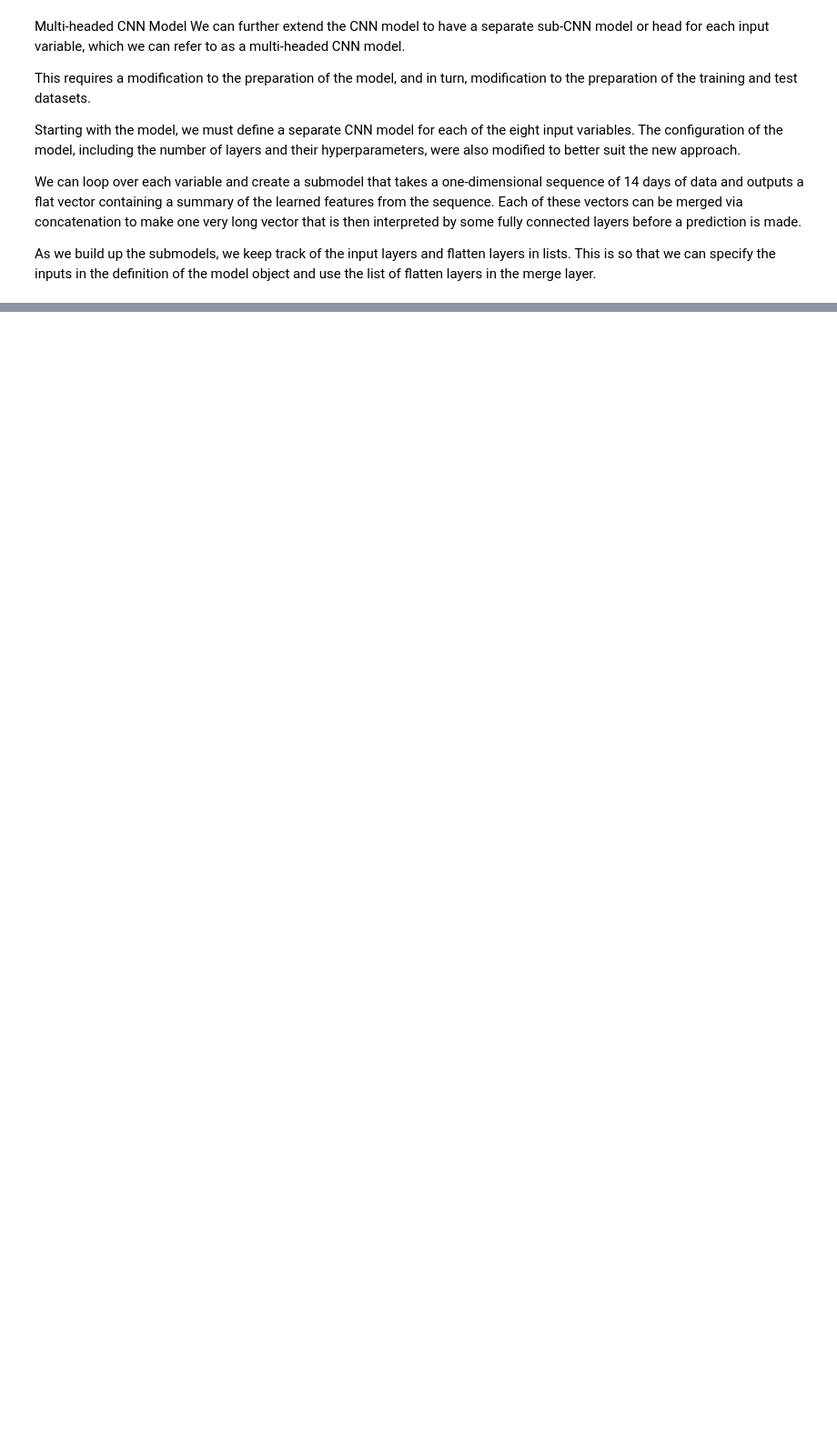
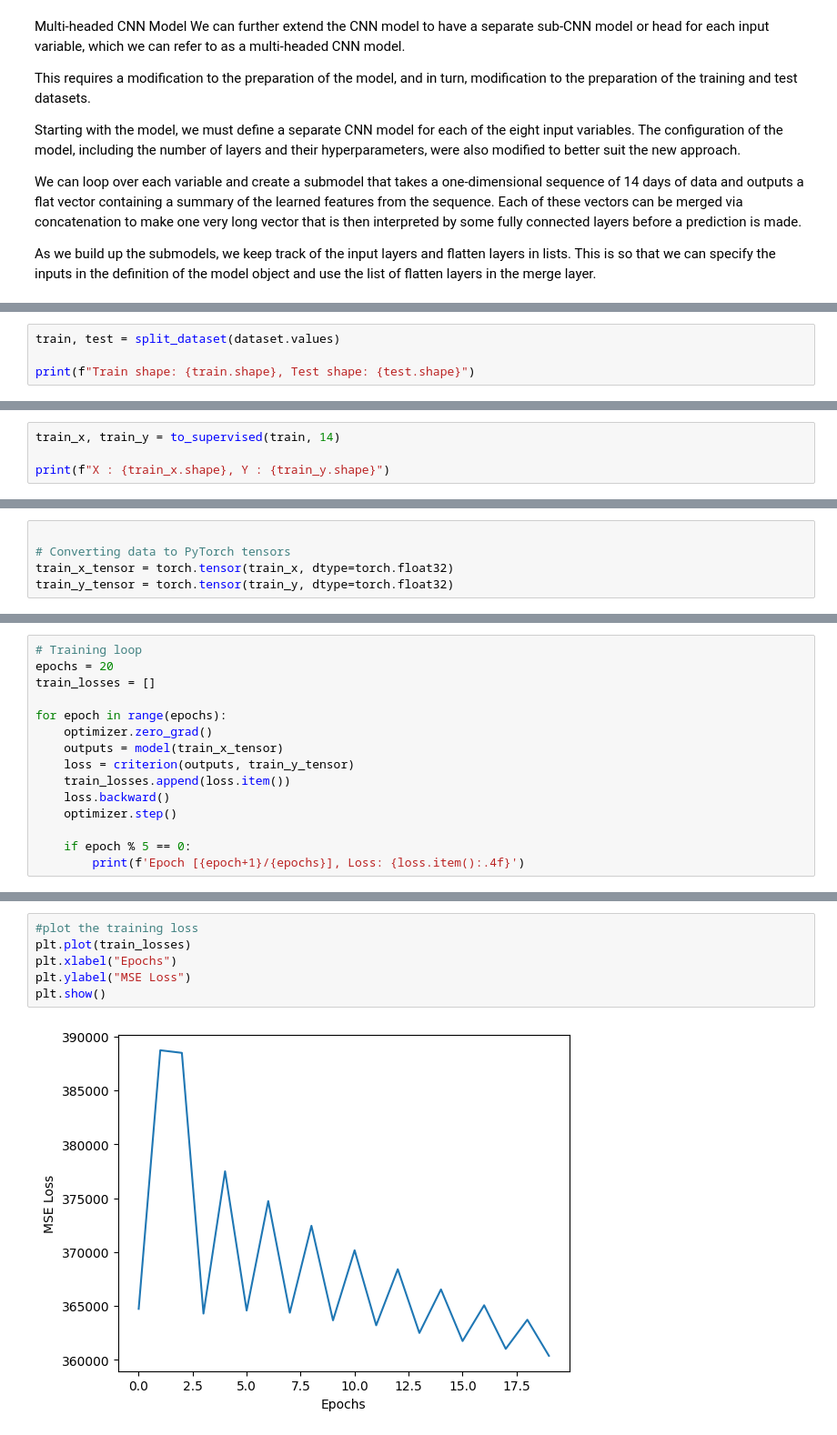
Before and after one commit to Suryasadasivam/Time_series_practice, a Jupyter notebook: Time_series_forecasting_CNN.ipynb, the cells around one changed output, grey strips where cells are left out. Shown at 91% size. Saved outputs shown, nothing was run; the diff lists cells and outputs as text; blank space fills up the shorter version.

```diff
--- a/Time_series_forecasting_CNN.ipynb
+++ b/Time_series_forecasting_CNN.ipynb
@@ -763,0 +801,4 @@ As we build up the submodels, we keep track of the input layers and flatten laye
+# %%
+train, test = split_dataset(dataset.values)
+
+print(f"Train shape: {train.shape}, Test shape: {test.shape}")
@@ -763,0 +826,4 @@ As we build up the submodels, we keep track of the input layers and flatten laye
+# %%
+train_x, train_y = to_supervised(train, 14)
+
+print(f"X : {train_x.shape}, Y : {train_y.shape}")
@@ -763,0 +876,5 @@ As we build up the submodels, we keep track of the input layers and flatten laye
+# %%
+
+# Converting data to PyTorch tensors
+train_x_tensor = torch.tensor(train_x, dtype=torch.float32)
+train_y_tensor = torch.tensor(train_y, dtype=torch.float32)
@@ -763,0 +885,15 @@ As we build up the submodels, we keep track of the input layers and flatten laye
+# %%
+# Training loop
+epochs = 20
+train_losses = []
+
+for epoch in range(epochs):
+    optimizer.zero_grad()
+    outputs = model(train_x_tensor)
+    loss = criterion(outputs, train_y_tensor)
+    train_losses.append(loss.item())
+    loss.backward()
+    optimizer.step()
+
+    if epoch % 5 == 0:
+        print(f'Epoch [{epoch+1}/{epochs}], Loss: {loss.item():.4f}')
@@ -763,0 +905,8 @@ As we build up the submodels, we keep track of the input layers and flatten laye
+# %%
+#plot the training loss
+plt.plot(train_losses)
+plt.xlabel("Epochs")
+plt.ylabel("MSE Loss")
+plt.show()
+# %% [output]
+[figure, added]
```
Also changed, not shown: parts of 16 cells of this notebook.
